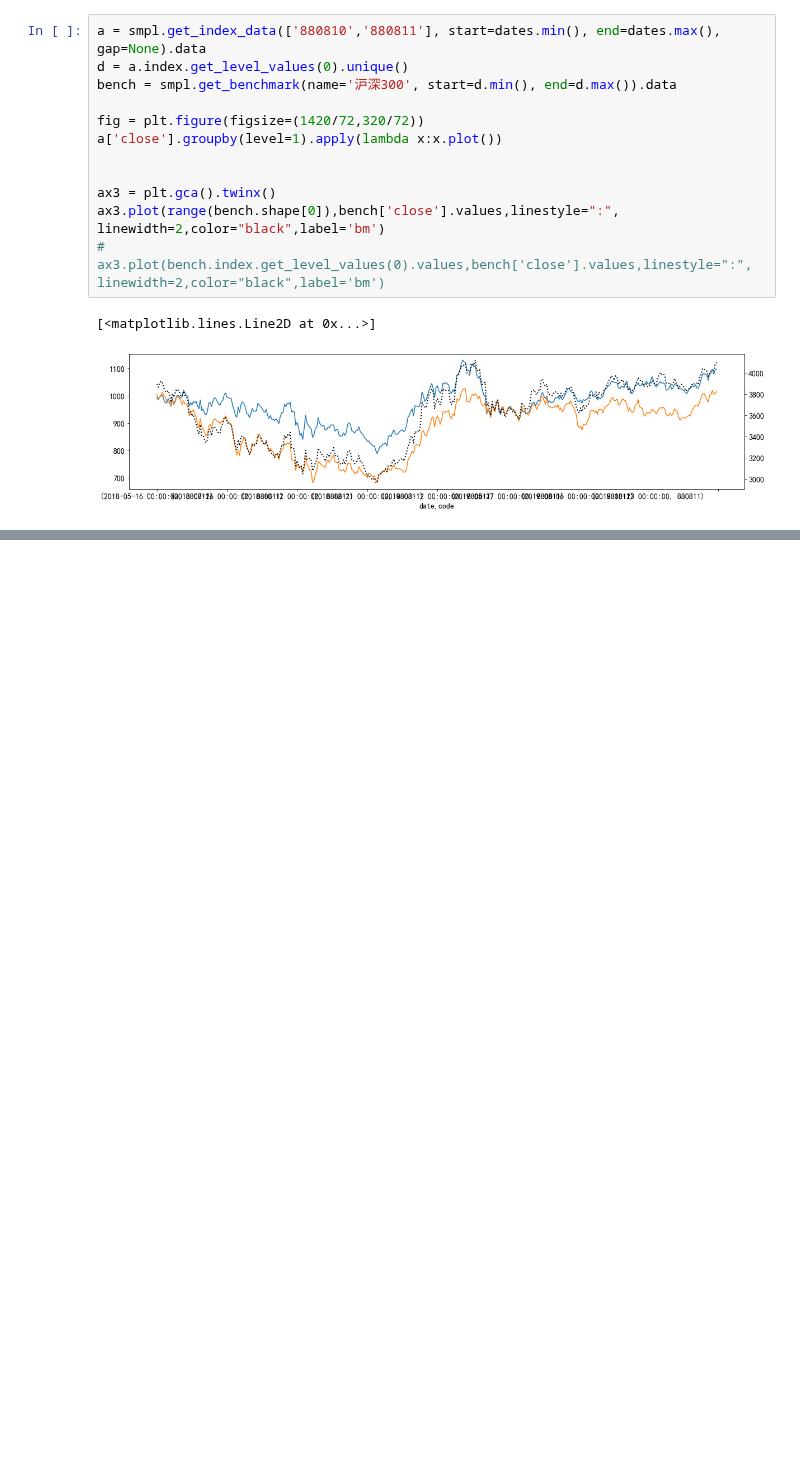
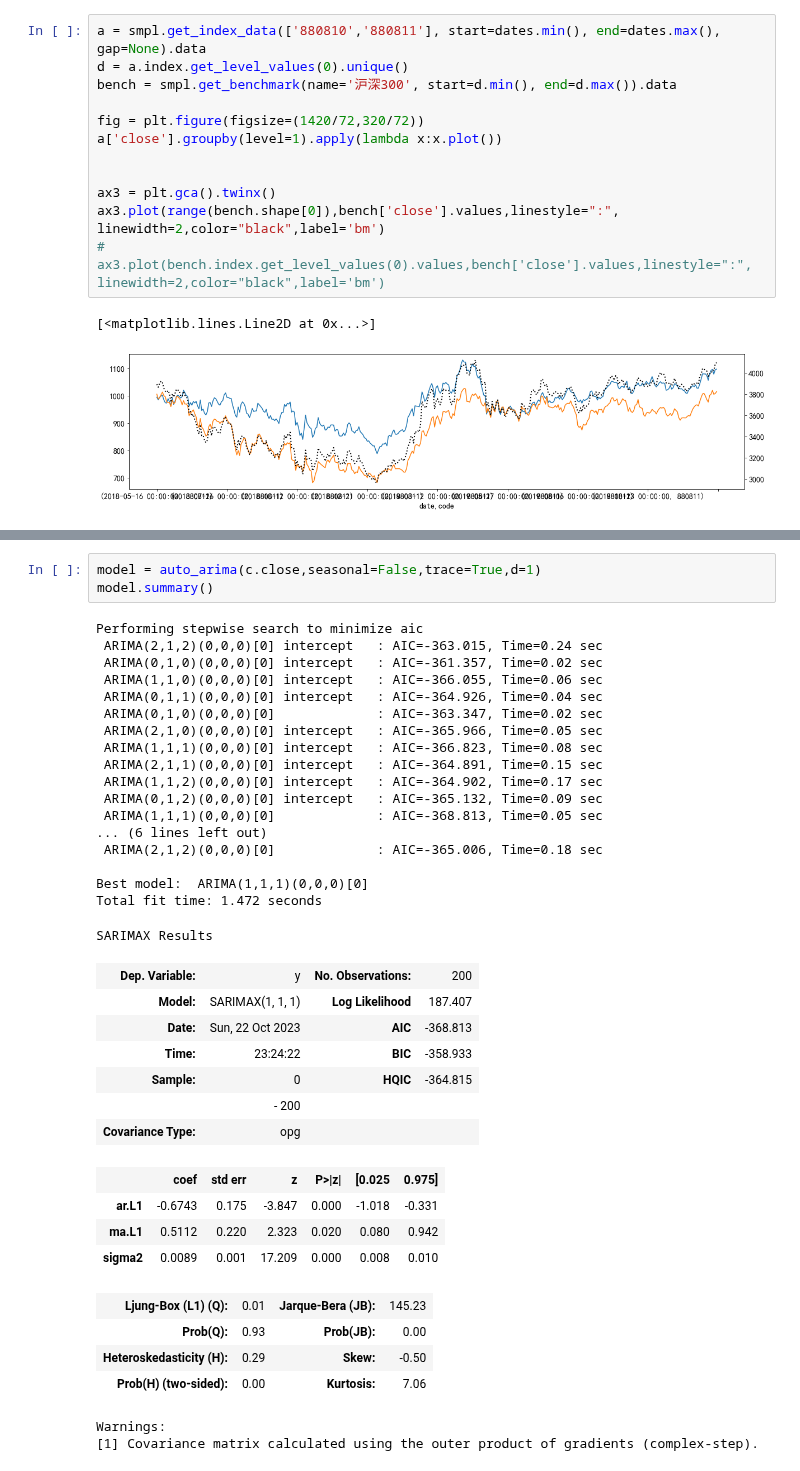
Before and after one commit to kaikai03/IndicatorLab, a Jupyter notebook: ind/Ind_Sentiment.ipynb, the cells around one changed output, grey strips where cells are left out. Drawn from its saved outputs; the diff is of its cells as text; blank space fills up the shorter version.

```diff
--- a/ind/Ind_Sentiment.ipynb
+++ b/ind/Ind_Sentiment.ipynb
@@ -231,0 +243,39 @@ ax3.plot(range(bench.shape[0]),bench['close'].values,linestyle=":", linewidth=2,
+# %%
+model = auto_arima(c.close,seasonal=False,trace=True,d=1)
+model.summary()
+# %% [output]
+Performing stepwise search to minimize aic
+ ARIMA(2,1,2)(0,0,0)[0] intercept   : AIC=-363.015, Time=0.24 sec
+ ARIMA(0,1,0)(0,0,0)[0] intercept   : AIC=-361.357, Time=0.02 sec
+ ARIMA(1,1,0)(0,0,0)[0] intercept   : AIC=-366.055, Time=0.06 sec
+ ARIMA(0,1,1)(0,0,0)[0] intercept   : AIC=-364.926, Time=0.04 sec
+ ARIMA(0,1,0)(0,0,0)[0]             : AIC=-363.347, Time=0.02 sec
+ ARIMA(2,1,0)(0,0,0)[0] intercept   : AIC=-365.966, Time=0.05 sec
+ ARIMA(1,1,1)(0,0,0)[0] intercept   : AIC=-366.823, Time=0.08 sec
+ ARIMA(2,1,1)(0,0,0)[0] intercept   : AIC=-364.891, Time=0.15 sec
+ ARIMA(1,1,2)(0,0,0)[0] intercept   : AIC=-364.902, Time=0.17 sec
+ ARIMA(0,1,2)(0,0,0)[0] intercept   : AIC=-365.132, Time=0.09 sec
+ ARIMA(1,1,1)(0,0,0)[0]             : AIC=-368.813, Time=0.05 sec
+... (6 lines left out)
+ ARIMA(2,1,2)(0,0,0)[0]             : AIC=-365.006, Time=0.18 sec
+
+Best model:  ARIMA(1,1,1)(0,0,0)[0]
+Total fit time: 1.472 seconds
+SARIMAX Results
+| Dep. Variable: | y | No. Observations: | 200 |
+| Model: | SARIMAX(1, 1, 1) | Log Likelihood | 187.407 |
+| Date: | Sun, 22 Oct 2023 | AIC | -368.813 |
+| Time: | 23:24:22 | BIC | -358.933 |
+| Sample: | 0 | HQIC | -364.815 |
+|  | - 200 |  |  |
+| Covariance Type: | opg |  |  |
+|  | coef | std err | z | P>|z| | [0.025 | 0.975] |
+| ar.L1 | -0.6743 | 0.175 | -3.847 | 0.000 | -1.018 | -0.331 |
+| ma.L1 | 0.5112 | 0.220 | 2.323 | 0.020 | 0.080 | 0.942 |
+| sigma2 | 0.0089 | 0.001 | 17.209 | 0.000 | 0.008 | 0.010 |
+| Ljung-Box (L1) (Q): | 0.01 | Jarque-Bera (JB): | 145.23 |
+| Prob(Q): | 0.93 | Prob(JB): | 0.00 |
+| Heteroskedasticity (H): | 0.29 | Skew: | -0.50 |
+| Prob(H) (two-sided): | 0.00 | Kurtosis: | 7.06 |
+Warnings:
+[1] Covariance matrix calculated using the outer product of gradients (complex-step).
```
Also changed, not shown: parts of 6 cells of this notebook.
